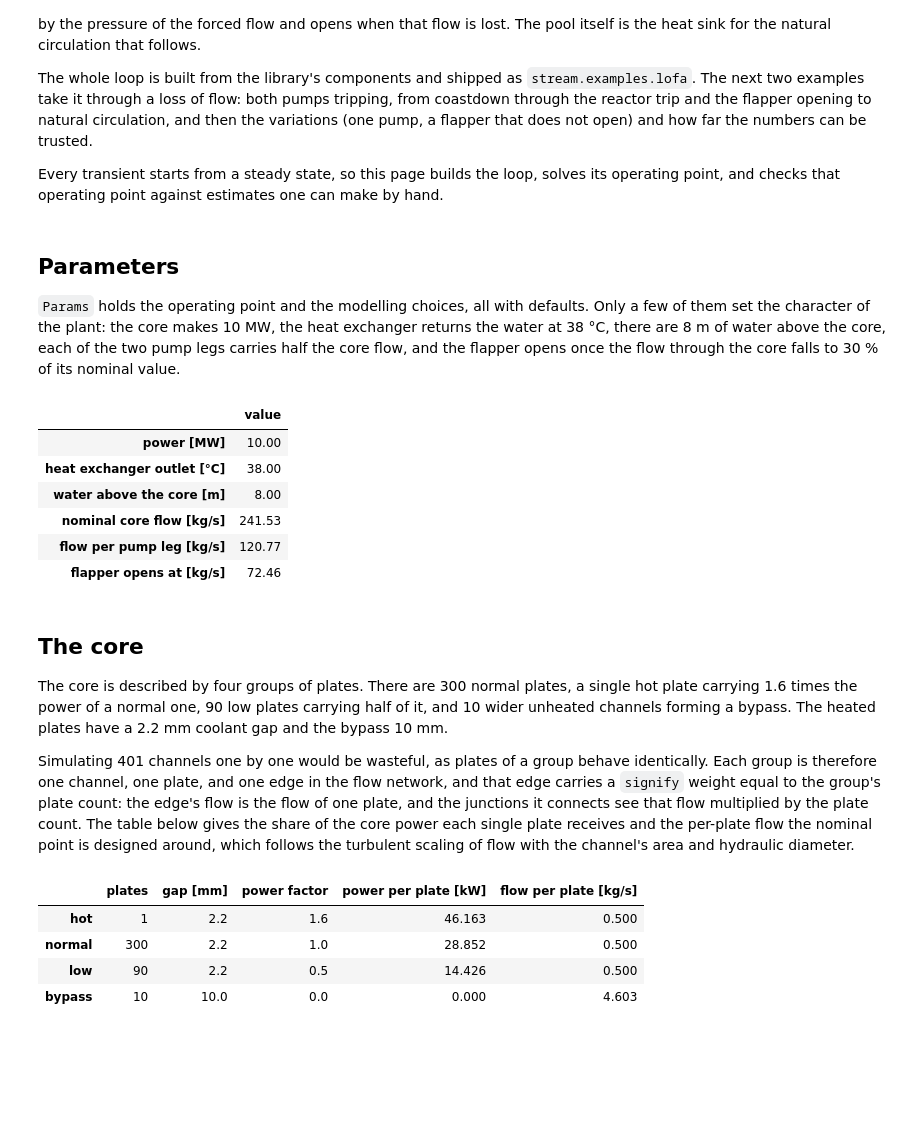
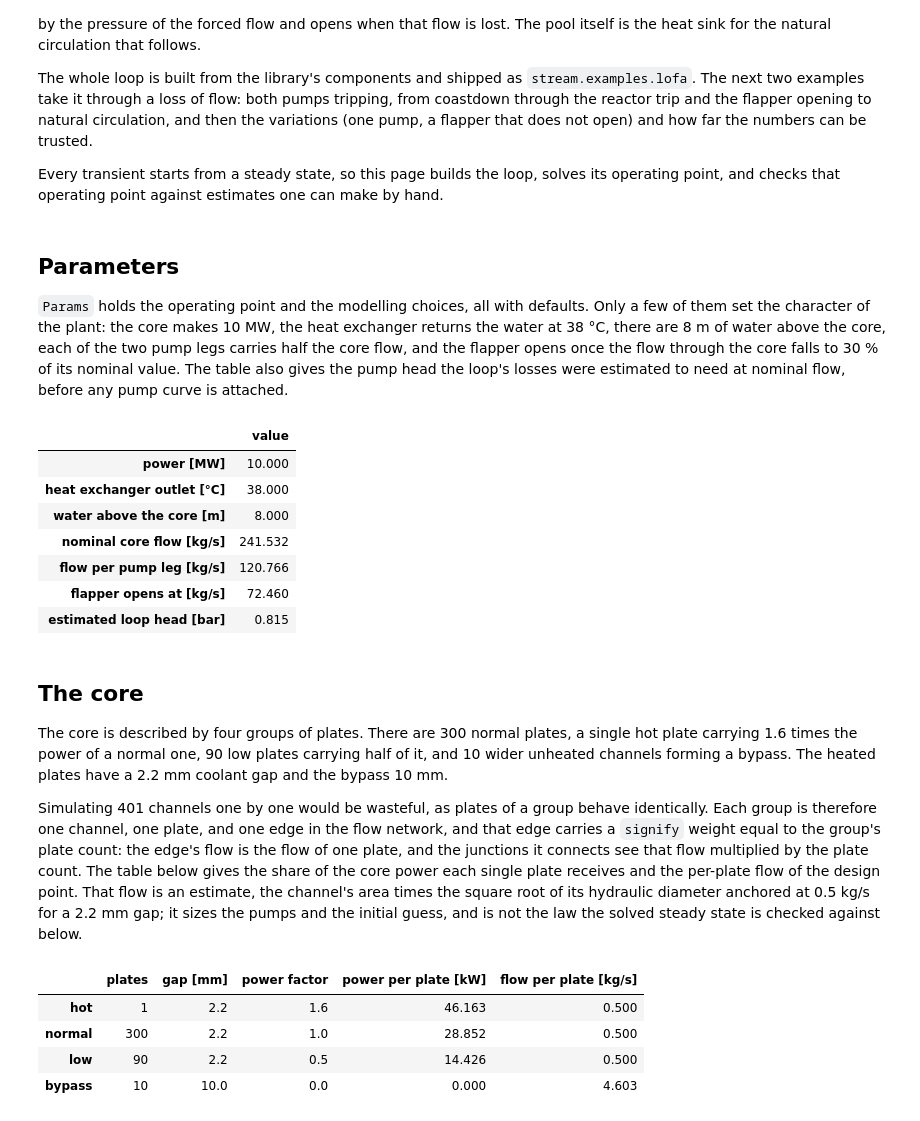
Before and after one commit to ramp-nuclear/STREAM, a Jupyter notebook: docs/source/LOFAPoolReactor.ipynb, the cells around one changed output. Saved outputs shown, nothing was run; the diff lists cells and outputs as text; code cells hidden in the pictures; blank space fills up the shorter version.

```diff
--- a/docs/source/LOFAPoolReactor.ipynb
+++ b/docs/source/LOFAPoolReactor.ipynb
@@ -21,34 +21,36 @@ from stream.examples.lofa.params import CORE, HEATED, nominal_flows, power_share
 # %% [markdown]
 ## Parameters
 
-`Params` holds the operating point and the modelling choices, all with defaults. Only a few of them set the character of the plant: the core makes 10 MW, the heat exchanger returns the water at 38 °C, there are 8 m of water above the core, each of the two pump legs carries half the core flow, and the flapper opens once the flow through the core falls to 30 % of its nominal value.
+`Params` holds the operating point and the modelling choices, all with defaults. Only a few of them set the character of the plant: the core makes 10 MW, the heat exchanger returns the water at 38 °C, there are 8 m of water above the core, each of the two pump legs carries half the core flow, and the flapper opens once the flow through the core falls to 30 % of its nominal value. The table also gives the pump head the loop's losses were estimated to need at nominal flow, before any pump curve is attached.
 # %%
 p = Params()
 total = nominal_flows(p)["total"]
 pd.Series(
     {
         "power [MW]": p.power / 1e6,
         "heat exchanger outlet [°C]": p.hx_outlet,
         "water above the core [m]": p.core_depth,
         "nominal core flow [kg/s]": total,
         "flow per pump leg [kg/s]": total / 2,
         "flapper opens at [kg/s]": p.flapper_fraction * total,
+        "estimated loop head [bar]": p.pump_head_estimate / 1e5,
     }
-).round(2).to_frame("value")
+).round(3).to_frame("value")
 # %% [output]
 |  | value |
-| power [MW] | 10.00 |
-| heat exchanger outlet [°C] | 38.00 |
-| water above the core [m] | 8.00 |
-| nominal core flow [kg/s] | 241.53 |
-| flow per pump leg [kg/s] | 120.77 |
-| flapper opens at [kg/s] | 72.46 |
+| power [MW] | 10.000 |
+| heat exchanger outlet [°C] | 38.000 |
+| water above the core [m] | 8.000 |
+| nominal core flow [kg/s] | 241.532 |
+| flow per pump leg [kg/s] | 120.766 |
+| flapper opens at [kg/s] | 72.460 |
+| estimated loop head [bar] | 0.815 |
 # %% [markdown]
 ## The core
 
 The core is described by four groups of plates. There are 300 normal plates, a single hot plate carrying 1.6 times the power of a normal one, 90 low plates carrying half of it, and 10 wider unheated channels forming a bypass. The heated plates have a 2.2 mm coolant gap and the bypass 10 mm.
 
-Simulating 401 channels one by one would be wasteful, as plates of a group behave identically. Each group is therefore one channel, one plate, and one edge in the flow network, and that edge carries a `signify` weight equal to the group's plate count: the edge's flow is the flow of one plate, and the junctions it connects see that flow multiplied by the plate count. The table below gives the share of the core power each single plate receives and the per-plate flow the nominal point is designed around, which follows the turbulent scaling of flow with the channel's area and hydraulic diameter.
+Simulating 401 channels one by one would be wasteful, as plates of a group behave identically. Each group is therefore one channel, one plate, and one edge in the flow network, and that edge carries a `signify` weight equal to the group's plate count: the edge's flow is the flow of one plate, and the junctions it connects see that flow multiplied by the plate count. The table below gives the share of the core power each single plate receives and the per-plate flow of the design point. That flow is an estimate, the channel's area times the square root of its hydraulic diameter anchored at 0.5 kg/s for a 2.2 mm gap; it sizes the pumps and the initial guess, and is not the law the solved steady state is checked against below.
 # %%
 flows = nominal_flows(p)
 pd.DataFrame(
```
Also changed, not shown: parts of 4 cells of this notebook.
